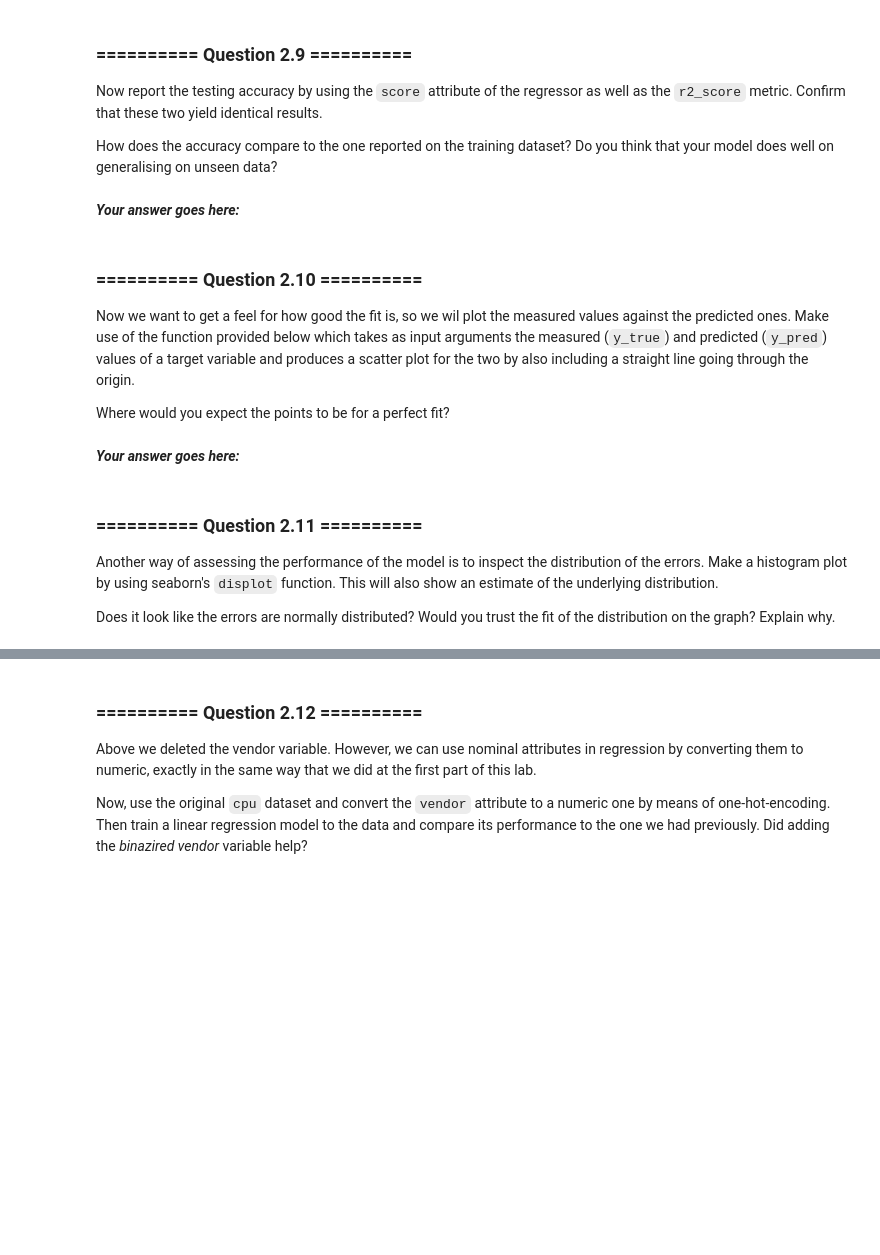
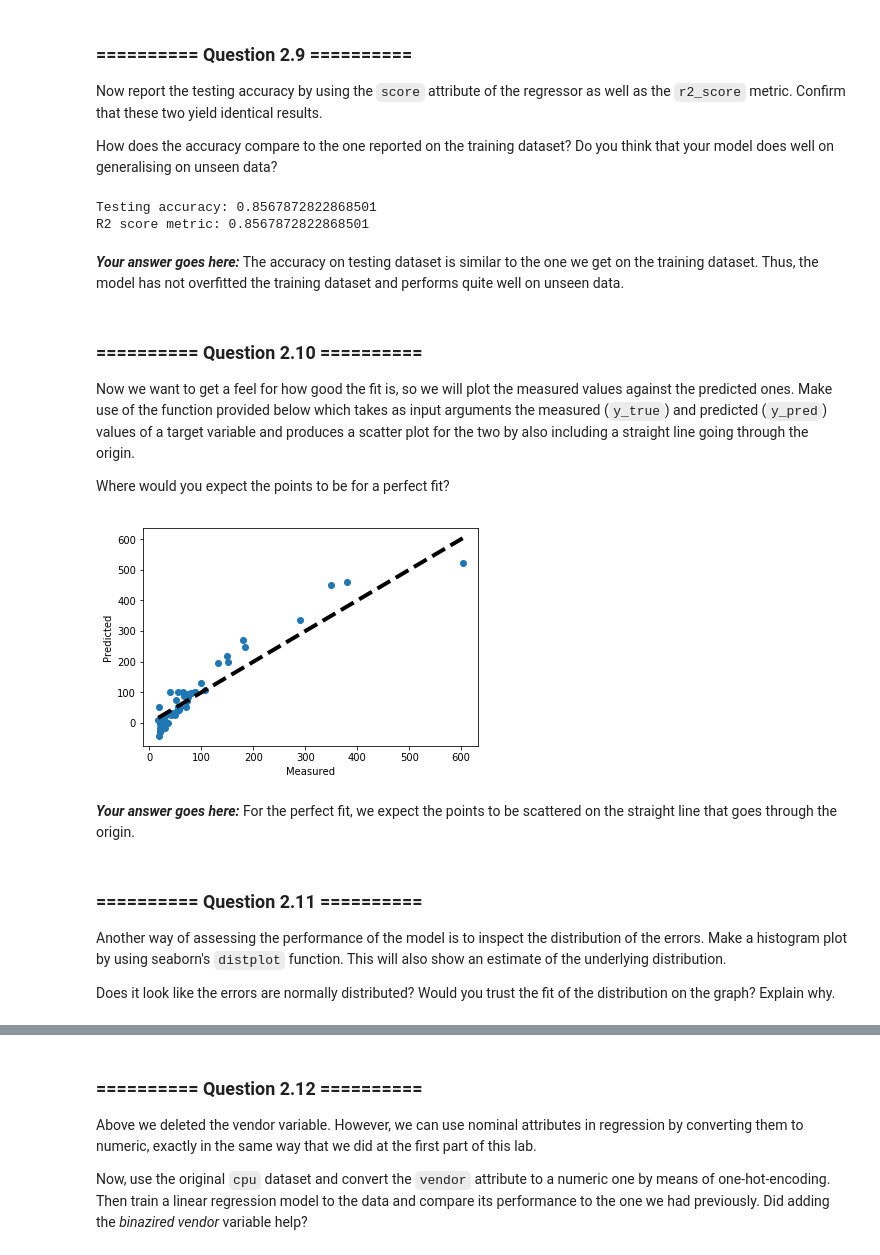
Before and after one commit to celinadong/iaml-labs, a Jupyter notebook: Labs/02 - Decision Trees and Linear Regression.ipynb, the cells around one changed output, grey strips where cells are left out. Cells and saved outputs as stored; diff of their text form; code cells hidden in the pictures; blank space fills up the shorter version.

```diff
--- a/Labs/02 - Decision Trees and Linear Regression.ipynb
+++ b/Labs/02 - Decision Trees and Linear Regression.ipynb
@@ -616,0 +624,11 @@ Display the shapes of all matrices involved and double-check that all dimensiona
+# %%
+# Your Code goes here:
+# Matrices, .values
+X = cpu_clean.drop('ERP', axis=1).values
+y = cpu_clean['ERP'].values
+X_train, X_test, y_train, y_test = train_test_split(X, y, train_size=0.75, test_size=0.25, random_state=0)
+
+print("Dataset instances: {}".format(np.shape(X)[0]))
+print("Training dataset instances: {}".format(np.shape(X_train)[0]))
+print("Testing dataset instances: {}".format(np.shape(X_test)[0]))
+print("Total number of instances, training + testing: {}".format(np.shape(X_train)[0] + np.shape(X_test)[0]))
@@ -623,0 +645,5 @@ Fit a simple linear regressor by using the [`LinearRegression`](http://scikit-le
+# %%
+# Your Code goes here:
+lr = LinearRegression()
+lr.fit(X_train, y_train)
+print("Training accuracy: {}".format(lr.score(X_train, y_train)))
@@ -631,8 +660,15 @@ How does the accuracy compare to the one reported on the training dataset? Do yo
-# %% [markdown]
-***Your answer goes here:***
+# %%
+# Your Code goes here:
+print("Testing accuracy: {}".format(lr.score(X_test, y_test)))
+print("R2 score metric: {}".format(r2_score(y_test, lr.predict(X_test))))
+# %% [output]
+Testing accuracy: 0.8567872822868501
+R2 score metric: 0.8567872822868501
+# %% [markdown]
+***Your answer goes here:*** The accuracy on testing dataset is similar to the one we get on the training dataset. Thus, the model has not overfitted the training dataset and performs quite well on unseen data.
 # %% [markdown]
 ### ========== Question 2.10 ==========
-Now we want to get a feel for how good the fit is, so we wil plot the measured values against the predicted ones. Make use of the function provided below which takes as input arguments the measured (`y_true`) and predicted (`y_pred`) values of a target variable and produces a scatter plot for the two by also including a straight line going through the origin.
+Now we want to get a feel for how good the fit is, so we will plot the measured values against the predicted ones. Make use of the function provided below which takes as input arguments the measured (`y_true`) and predicted (`y_pred`) values of a target variable and produces a scatter plot for the two by also including a straight line going through the origin.
 
 Where would you expect the points to be for a perfect fit?
 # %%
@@ -645,11 +681,15 @@ def fit_scatter(y_true, y_pred):
     ax.set_ylabel('Predicted')
 # %%
 # Your Code goes here:
+pred = lr.predict(X_test)
+fit_scatter(y_test, pred)
+# %% [output]
+[figure, added]
-# %% [markdown]
-***Your answer goes here:***
+# %% [markdown]
+***Your answer goes here:*** For the perfect fit, we expect the points to be scattered on the straight line that goes through the origin.
 # %% [markdown]
 ### ========== Question 2.11 ==========
-Another way of assessing the performance of the model is to inspect the distribution of the errors. Make a histogram plot by using seaborn's `displot` function. This will also show an estimate of the underlying distribution.
+Another way of assessing the performance of the model is to inspect the distribution of the errors. Make a histogram plot by using seaborn's `distplot` function. This will also show an estimate of the underlying distribution.
 
 Does it look like the errors are normally distributed? Would you trust the fit of the distribution on the graph? Explain why.
 # %%
```
Also changed, not shown: parts of 27 cells of this notebook.
